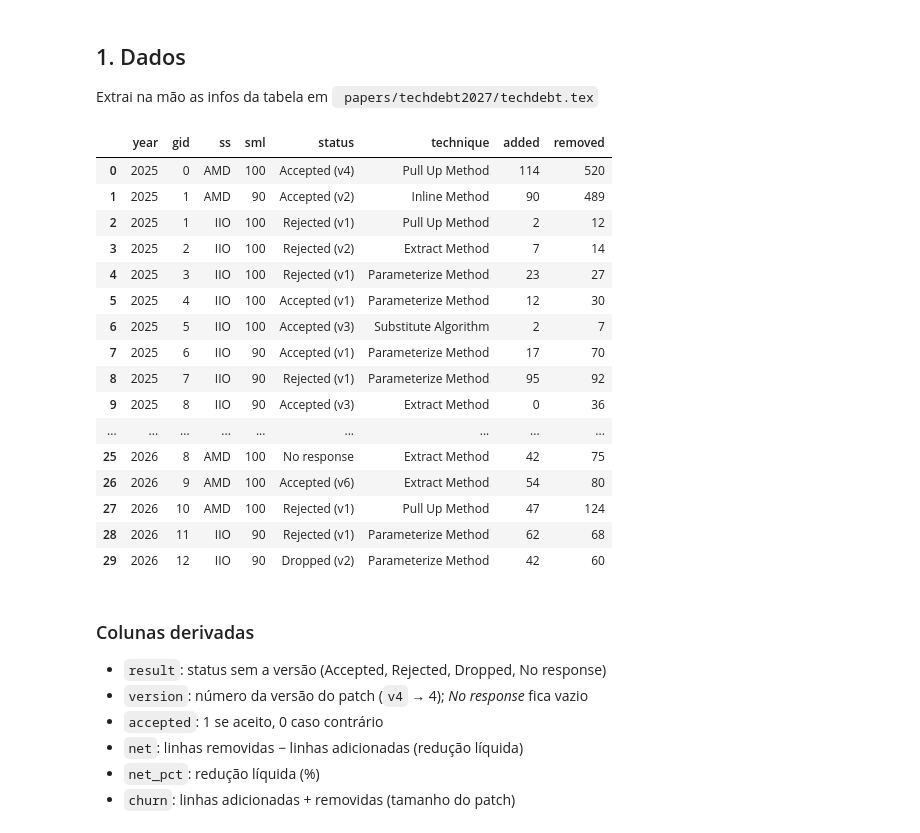
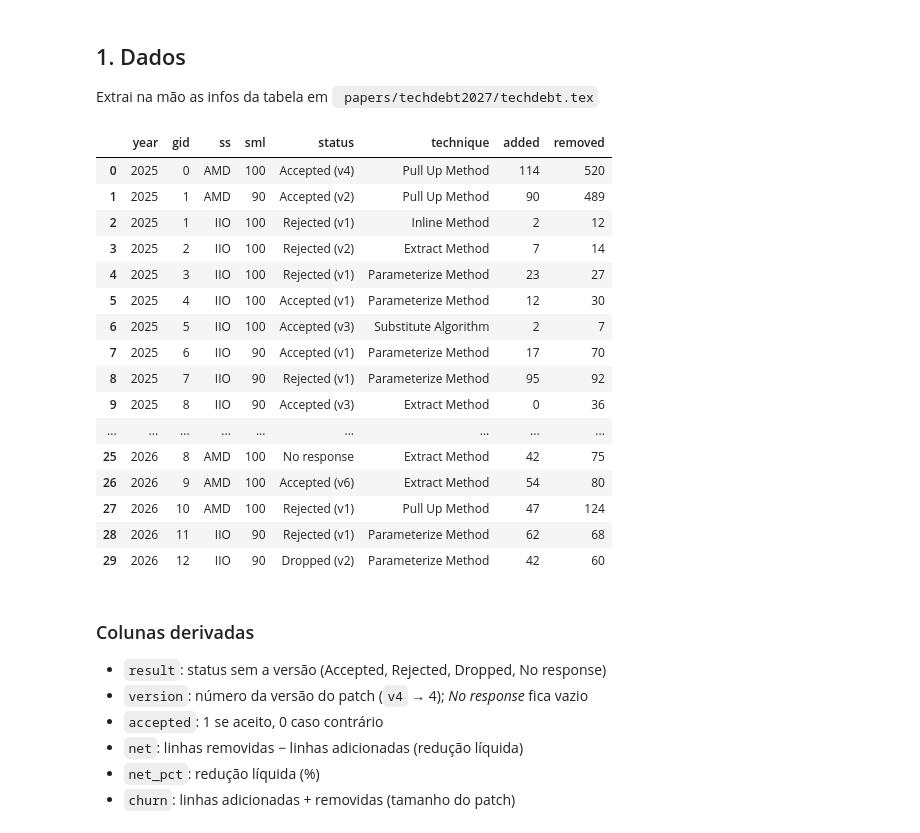
Before and after one commit to arkanjo-tool/arkanjo-texts, a Jupyter notebook: scripts/analysis.ipynb, the cells around one changed output. Saved outputs shown, nothing was run; the diff lists cells and outputs as text; code cells hidden in the pictures.

```diff
--- a/scripts/analysis.ipynb
+++ b/scripts/analysis.ipynb
@@ -12,8 +12,8 @@ Extrai na mão as infos da tabela em ` papers/techdebt2027/techdebt.tex`
 rows = [
     # year, gid, ss, sml, status, technique, added, removed
     (2025, 0,  "AMD", 100, "Accepted (v4)", "Pull Up Method", 114, 520),
-    (2025, 1,  "AMD",  90, "Accepted (v2)", "Inline Method", 90, 489),
-    (2025, 1,  "IIO", 100, "Rejected (v1)", "Pull Up Method", 2, 12),
+    (2025, 1,  "AMD",  90, "Accepted (v2)", "Pull Up Method", 90, 489),
+    (2025, 1,  "IIO", 100, "Rejected (v1)", "Inline Method", 2, 12),
     (2025, 2,  "IIO", 100, "Rejected (v2)", "Extract Method", 7, 14),
     (2025, 3,  "IIO", 100, "Rejected (v1)", "Parameterize Method", 23, 27),
     (2025, 4,  "IIO", 100, "Accepted (v1)", "Parameterize Method", 12, 30),
@@ -22,35 +22,35 @@ rows = [
     (2025, 7,  "IIO",  90, "Rejected (v1)", "Parameterize Method", 95, 92),
     (2025, 8,  "IIO",  90, "Accepted (v3)", "Extract Method",  0, 36),
     (2025, 9,  "IIO",  90, "Accepted (v4)", "Extract Method", 20, 16),
     (2025, 10, "IIO",  90, "Accepted (v6)", "Replace Inline Code with Function Call", 149, 243),
     (2025, 11, "IIO",  90, "Rejected (v1)", "Substitute Algorithm",32, 58),
     (2026, 0,  "AMD", 100, "No response",   "Extract Method", 86, 114),
     (2026, 0,  "IIO", 100, "Accepted (v1)", "Substitute Algorithm",15, 32),
     (2026, 0,  "IIO", 100, "Accepted (v4)", "Substitute Algorithm",71,119),
     (2026, 0,  "AMD",  90, "Accepted (v1)", "Substitute Algorithm", 1274, 2035),
     (2026, 0,  "AMD", 100, "Accepted (v3)", "Extract Method", 41, 124),
     (2026, 1,  "AMD", 100, "Accepted (v2)", "Replace Inline Code with Function Call", 12, 61),
     (2026, 2,  "AMD", 100, "Accepted (v2)", "Replace Inline Code with Function Call", 13, 42),
     (2026, 3,  "AMD", 100, "Rejected (v1)", "Extract Method", 61, 94),
     (2026, 4,  "AMD", 100, "Accepted (v4)", "Extract Method", 56,102),
     (2026, 5,  "IIO", 100, "Accepted (v4)", "Substitute Algorithm",29, 66),
     (2026, 6,  "IIO", 100, "Accepted (v4)", "Inline Method", 42, 88),
     (2026, 7,  "AMD", 100, "Rejected (v1)", "Extract Method", 31, 190),
     (2026, 8,  "AMD", 100, "No response", "Extract Method", 42, 75),
     (2026, 9,  "AMD", 100, "Accepted (v6)", "Extract Method", 54, 80),
     (2026, 10, "AMD", 100, "Rejected (v1)", "Pull Up Method", 47,124),
     (2026, 11, "IIO",  90, "Rejected (v1)", "Parameterize Method", 62, 68),
     (2026, 12, "IIO",  90, "Dropped (v2)",  "Parameterize Method", 42, 60),
 ]
 
 columns = ["year", "gid", "ss", "sml", "status", "technique", "added", "removed"]
 df = pd.DataFrame(rows, columns=columns)
 df
 # %% [output]
 |  | year | gid | ss | sml | status | technique | added | removed |
 | 0 | 2025 | 0 | AMD | 100 | Accepted (v4) | Pull Up Method | 114 | 520 |
-| 1 | 2025 | 1 | AMD | 90 | Accepted (v2) | Inline Method | 90 | 489 |
-| 2 | 2025 | 1 | IIO | 100 | Rejected (v1) | Pull Up Method | 2 | 12 |
+| 1 | 2025 | 1 | AMD | 90 | Accepted (v2) | Pull Up Method | 90 | 489 |
+| 2 | 2025 | 1 | IIO | 100 | Rejected (v1) | Inline Method | 2 | 12 |
 | 3 | 2025 | 2 | IIO | 100 | Rejected (v2) | Extract Method | 7 | 14 |
 | 4 | 2025 | 3 | IIO | 100 | Rejected (v1) | Parameterize Method | 23 | 27 |
 | 5 | 2025 | 4 | IIO | 100 | Accepted (v1) | Parameterize Method | 12 | 30 |
```
Also changed, not shown: parts of 10 cells of this notebook.
